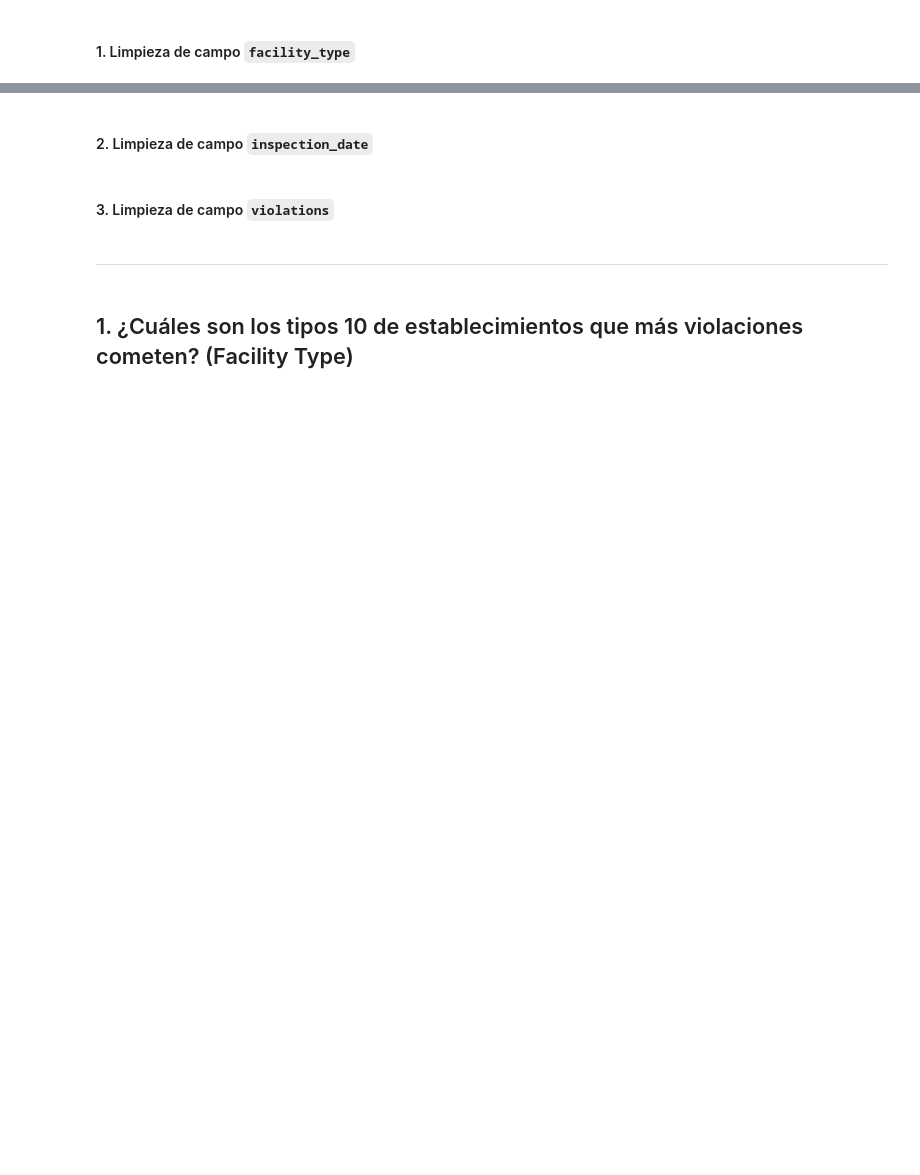
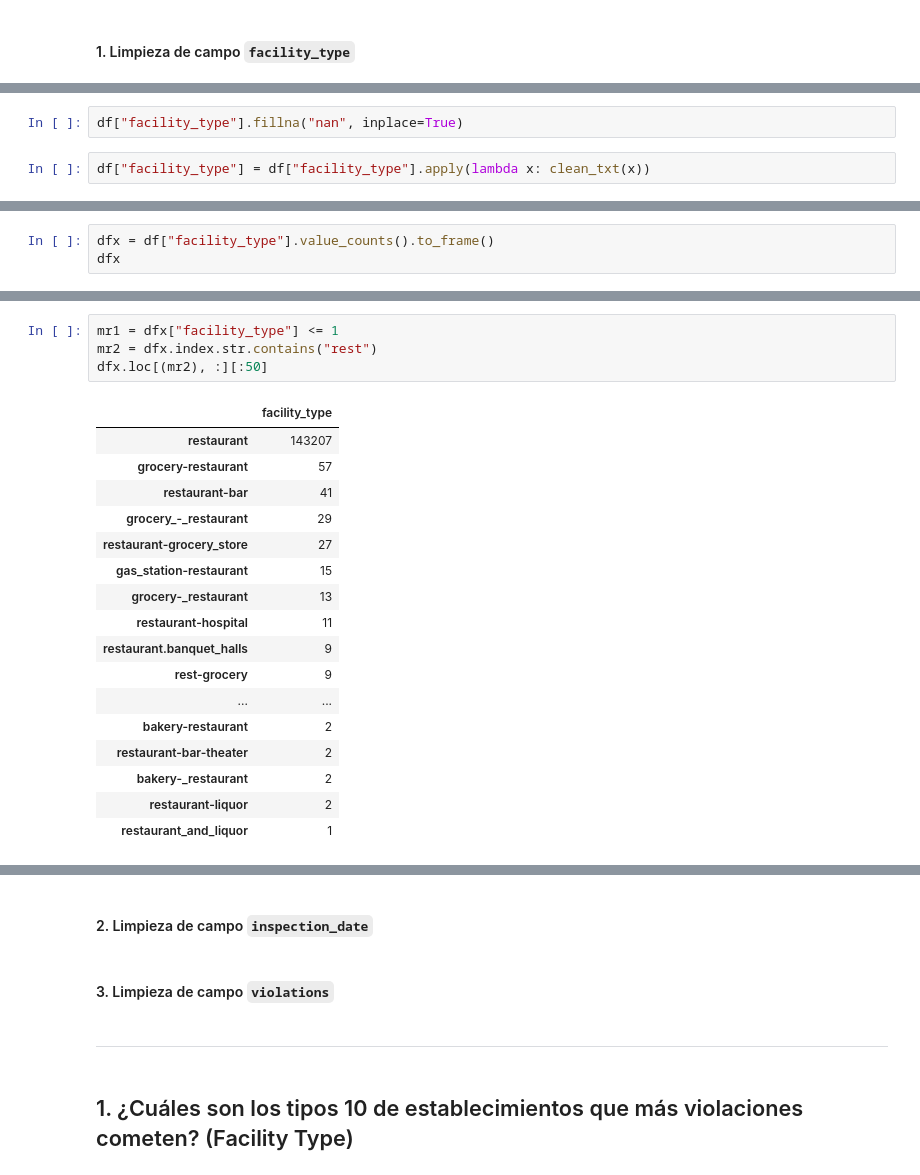
Before and after one commit to santibatte/dpa_2021, a Jupyter notebook: notebooks/EDA.ipynb, the cells around one changed output, grey strips where cells are left out. Cells and saved outputs as stored; diff of their text form; blank space fills up the shorter version.

Commit message:
updating nb with analysis on facility type

```diff
--- a/notebooks/EDA.ipynb
+++ b/notebooks/EDA.ipynb
@@ -230,0 +211,4 @@ txt.split(sep=", ")
+# %%
+df["facility_type"].fillna("nan", inplace=True)
+# %%
+df["facility_type"] = df["facility_type"].apply(lambda x: clean_txt(x))
@@ -230,0 +232,3 @@ txt.split(sep=", ")
+# %%
+dfx = df["facility_type"].value_counts().to_frame()
+dfx
@@ -230,0 +264,22 @@ txt.split(sep=", ")
+# %%
+mr1 = dfx["facility_type"] <= 1
+mr2 = dfx.index.str.contains("rest")
+dfx.loc[(mr2), :][:50]
+# %% [output]
+|  | facility_type |
+| restaurant | 143207 |
+| grocery-restaurant | 57 |
+| restaurant-bar | 41 |
+| grocery_-_restaurant | 29 |
+| restaurant-grocery_store | 27 |
+| gas_station-restaurant | 15 |
+| grocery-_restaurant | 13 |
+| restaurant-hospital | 11 |
+| restaurant.banquet_halls | 9 |
+| rest-grocery | 9 |
+| ... | ... |
+| bakery-restaurant | 2 |
+| restaurant-bar-theater | 2 |
+| bakery-_restaurant | 2 |
+| restaurant-liquor | 2 |
+| restaurant_and_liquor | 1 |
```
Also changed, not shown: parts of 32 cells of this notebook.
